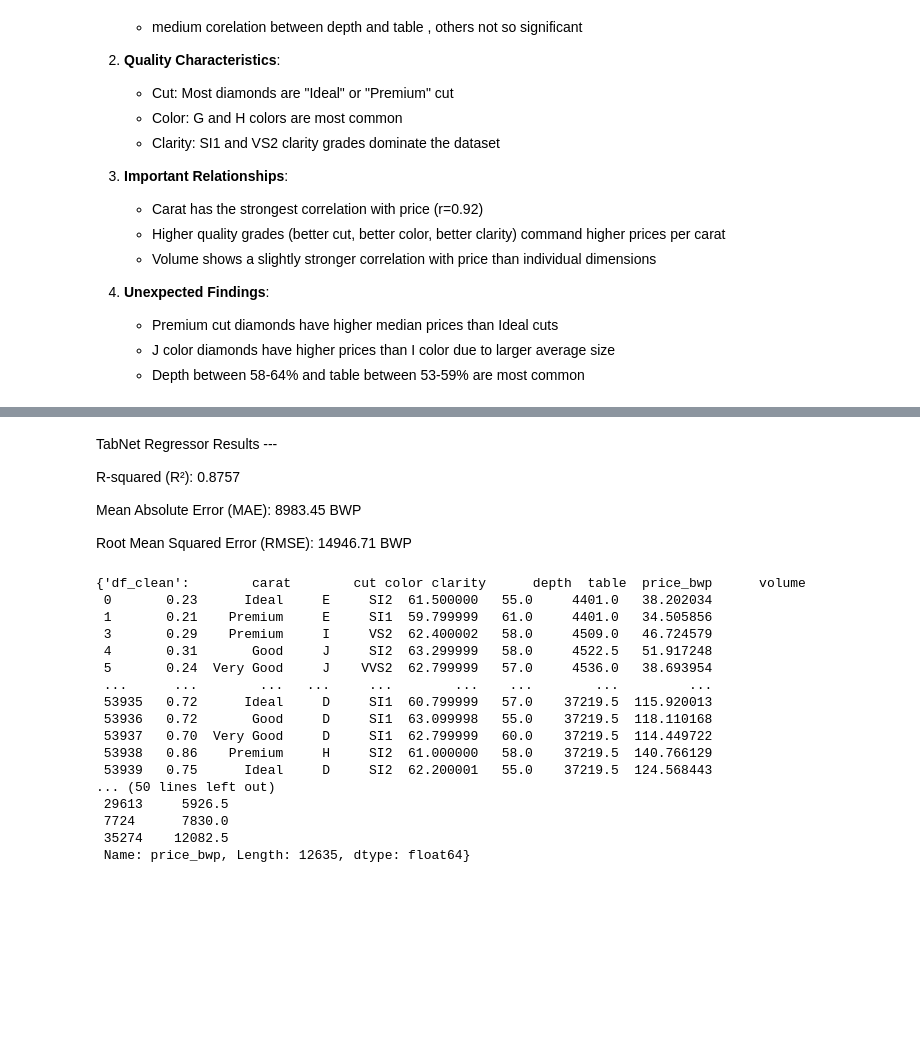
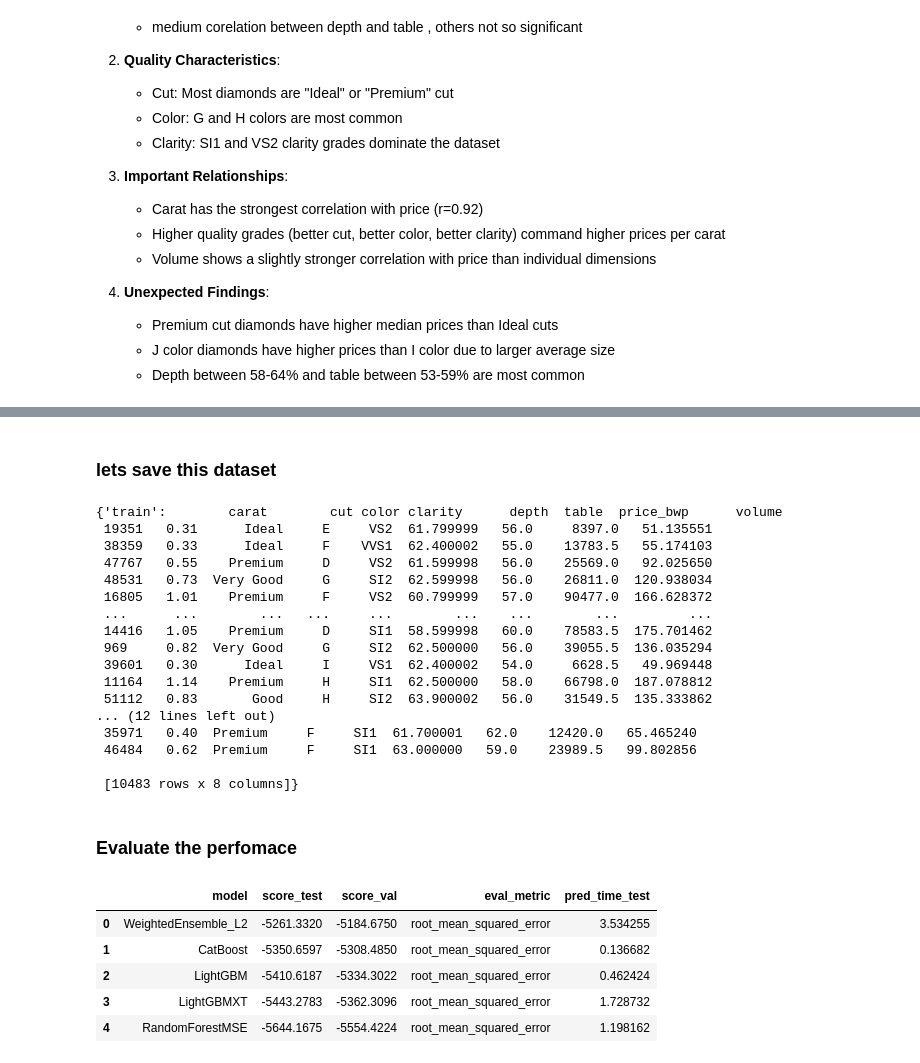
Before and after one commit to soot-bit/GemAI, a Jupyter notebook: notebooks/EDA.ipynb, the cells around one changed output, grey strips where cells are left out. Saved outputs shown, nothing was run; the diff lists cells and outputs as text; code cells hidden in the pictures; blank space fills up the shorter version.

```diff
--- a/notebooks/EDA.ipynb
+++ b/notebooks/EDA.ipynb
@@ -227,3 +225,5 @@ VVS2     44988.750  189877.5
+# %% [markdown]
+### lets save this dataset
 # %%
 import pickle
 from sklearn.model_selection import train_test_split
@@ -240,35 +240,38 @@ save_dir = get_path("Data/clean_ds.plk")
 #serialise and save cleaned data
 with open(save_dir, "wb") as f:
     pickle.dump(clean_ds, f)
-# %% [markdown]
-TabNet Regressor Results ---
-
-R-squared (R²): 0.8757
-
-Mean Absolute Error (MAE): 8983.45 BWP
-
-Root Mean Squared Error (RMSE): 14946.71 BWP
 # %%
 import pickle
-
-with open("cleandata.pkl", 'rb') as f:
+data_dir = get_path("Data/clean_ds.pkl")
+with open(data_dir, 'rb') as f:
     data = pickle.load(f)
 data
 # %% [output]
-{'df_clean':        carat        cut color clarity      depth  table  price_bwp      volume
- 0       0.23      Ideal     E     SI2  61.500000   55.0     4401.0   38.202034
- 1       0.21    Premium     E     SI1  59.799999   61.0     4401.0   34.505856
- 3       0.29    Premium     I     VS2  62.400002   58.0     4509.0   46.724579
- 4       0.31       Good     J     SI2  63.299999   58.0     4522.5   51.917248
- 5       0.24  Very Good     J    VVS2  62.799999   57.0     4536.0   38.693954
+{'train':        carat        cut color clarity      depth  table  price_bwp      volume
+ 19351   0.31      Ideal     E     VS2  61.799999   56.0     8397.0   51.135551
+ 38359   0.33      Ideal     F    VVS1  62.400002   55.0    13783.5   55.174103
+ 47767   0.55    Premium     D     VS2  61.599998   56.0    25569.0   92.025650
+ 48531   0.73  Very Good     G     SI2  62.599998   56.0    26811.0  120.938034
+ 16805   1.01    Premium     F     VS2  60.799999   57.0    90477.0  166.628372
  ...      ...        ...   ...     ...        ...    ...        ...         ...
- 53935   0.72      Ideal     D     SI1  60.799999   57.0    37219.5  115.920013
- 53936   0.72       Good     D     SI1  63.099998   55.0    37219.5  118.110168
- 53937   0.70  Very Good     D     SI1  62.799999   60.0    37219.5  114.449722
- 53938   0.86    Premium     H     SI2  61.000000   58.0    37219.5  140.766129
- 53939   0.75      Ideal     D     SI2  62.200001   55.0    37219.5  124.568443
-... (50 lines left out)
- 29613     5926.5
- 7724      7830.0
- 35274    12082.5
- Name: price_bwp, Length: 12635, dtype: float64}
+ 14416   1.05    Premium     D     SI1  58.599998   60.0    78583.5  175.701462
+ 969     0.82  Very Good     G     SI2  62.500000   56.0    39055.5  136.035294
+ 39601   0.30      Ideal     I     VS1  62.400002   54.0     6628.5   49.969448
+ 11164   1.14    Premium     H     SI1  62.500000   58.0    66798.0  187.078812
+ 51112   0.83       Good     H     SI2  63.900002   56.0    31549.5  135.333862
+... (12 lines left out)
+ 35971   0.40  Premium     F     SI1  61.700001   62.0    12420.0   65.465240
+ 46484   0.62  Premium     F     SI1  63.000000   59.0    23989.5   99.802856
+
+ [10483 rows x 8 columns]}
+# %% [markdown]
+### Evaluate the perfomace
+# %%
+pd.read_csv(get_path("Logs/Autogluon/leaderboard.csv")).drop(columns=["Unnamed: 0"]).iloc[:, :5]
+# %% [output]
+|  | model | score_test | score_val | eval_metric | pred_time_test |
+| 0 | WeightedEnsemble_L2 | -5261.3320 | -5184.6750 | root_mean_squared_error | 3.534255 |
+| 1 | CatBoost | -5350.6597 | -5308.4850 | root_mean_squared_error | 0.136682 |
+| 2 | LightGBM | -5410.6187 | -5334.3022 | root_mean_squared_error | 0.462424 |
+| 3 | LightGBMXT | -5443.2783 | -5362.3096 | root_mean_squared_error | 1.728732 |
+| 4 | RandomForestMSE | -5644.1675 | -5554.4224 | root_mean_squared_error | 1.198162 |
```
Also changed, not shown: parts of 7 cells of this notebook, 42 other files.
